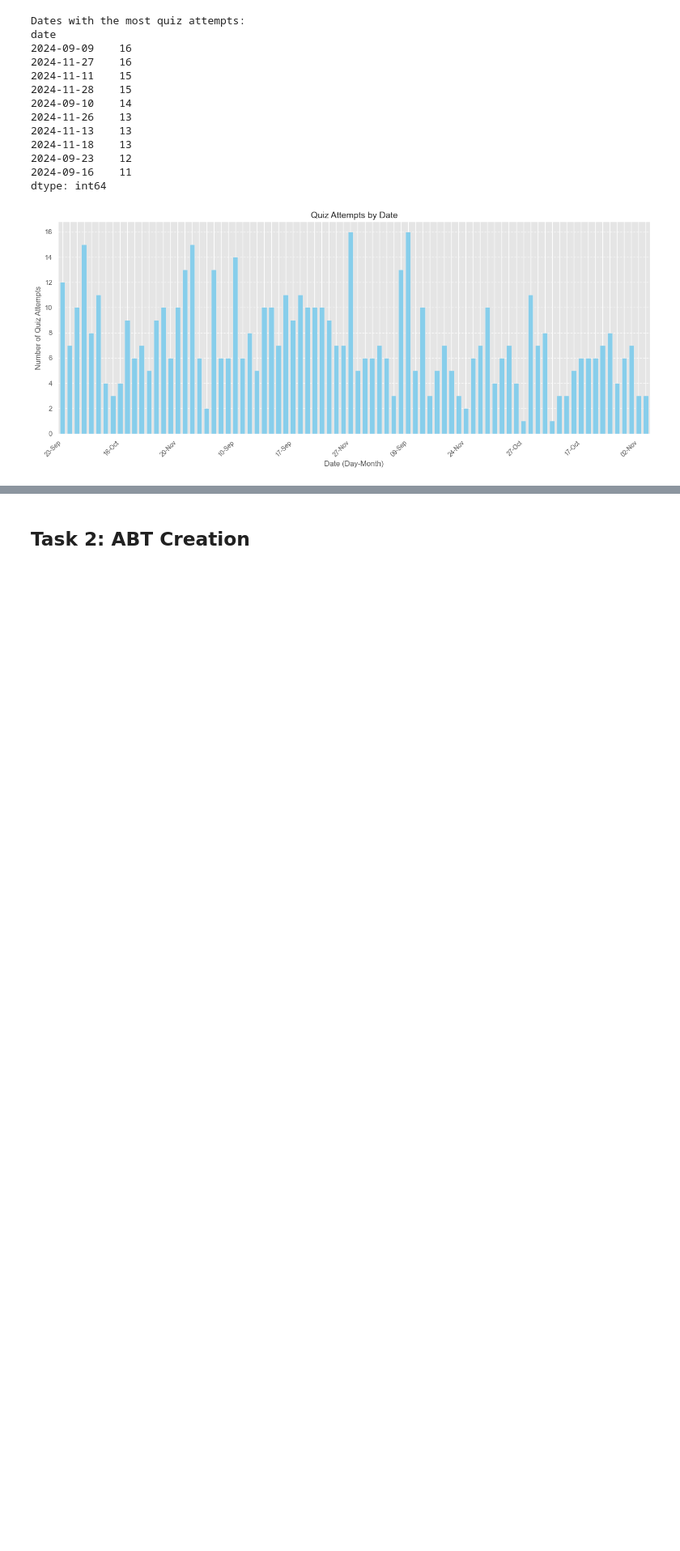
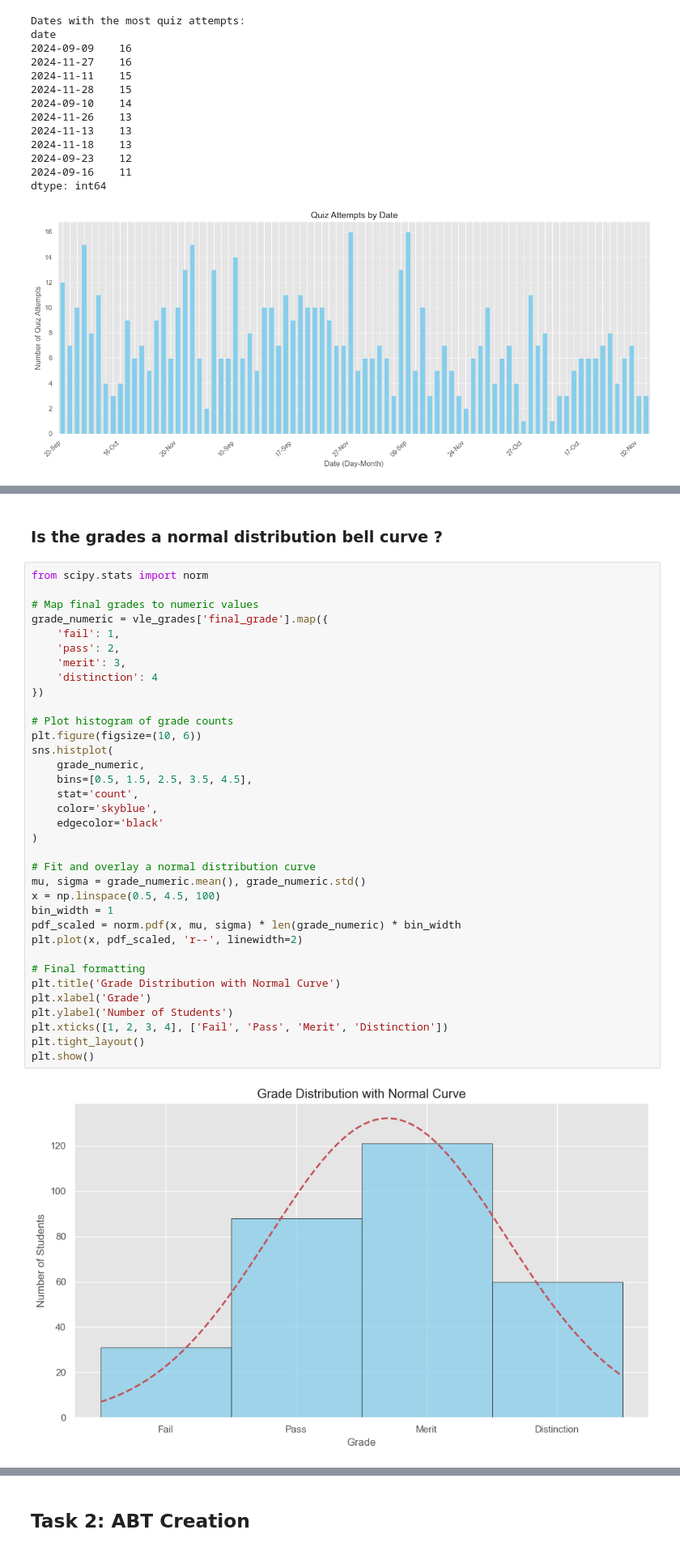
Before and after one commit to Yash-Singh-Pathania/DataScience, a Jupyter notebook: Assignemnt 2/vle_analysis.ipynb, the cells around one changed output, grey strips where cells are left out. Shown at 81% size. Saved outputs shown, nothing was run; the diff lists cells and outputs as text; blank space fills up the shorter version.

```diff
--- a/Assignemnt 2/vle_analysis.ipynb
+++ b/Assignemnt 2/vle_analysis.ipynb
@@ -429,0 +418,39 @@ dtype: int64
+# %% [markdown]
+### Is the grades a normal distribution bell curve ?
+# %%
+from scipy.stats import norm
+
+# Map final grades to numeric values
+grade_numeric = vle_grades['final_grade'].map({
+    'fail': 1,
+    'pass': 2,
+    'merit': 3,
+    'distinction': 4
+})
+
+# Plot histogram of grade counts
+plt.figure(figsize=(10, 6))
+sns.histplot(
+    grade_numeric,
+    bins=[0.5, 1.5, 2.5, 3.5, 4.5],
+    stat='count',
+    color='skyblue',
+    edgecolor='black'
+)
+
+# Fit and overlay a normal distribution curve
+mu, sigma = grade_numeric.mean(), grade_numeric.std()
+x = np.linspace(0.5, 4.5, 100)
+bin_width = 1
+pdf_scaled = norm.pdf(x, mu, sigma) * len(grade_numeric) * bin_width
+plt.plot(x, pdf_scaled, 'r--', linewidth=2)
+
+# Final formatting
+plt.title('Grade Distribution with Normal Curve')
+plt.xlabel('Grade')
+plt.ylabel('Number of Students')
+plt.xticks([1, 2, 3, 4], ['Fail', 'Pass', 'Merit', 'Distinction'])
+plt.tight_layout()
+plt.show()
+# %% [output]
+[figure, added]
```
Also changed, not shown: parts of 35 cells of this notebook, 24 other files.
